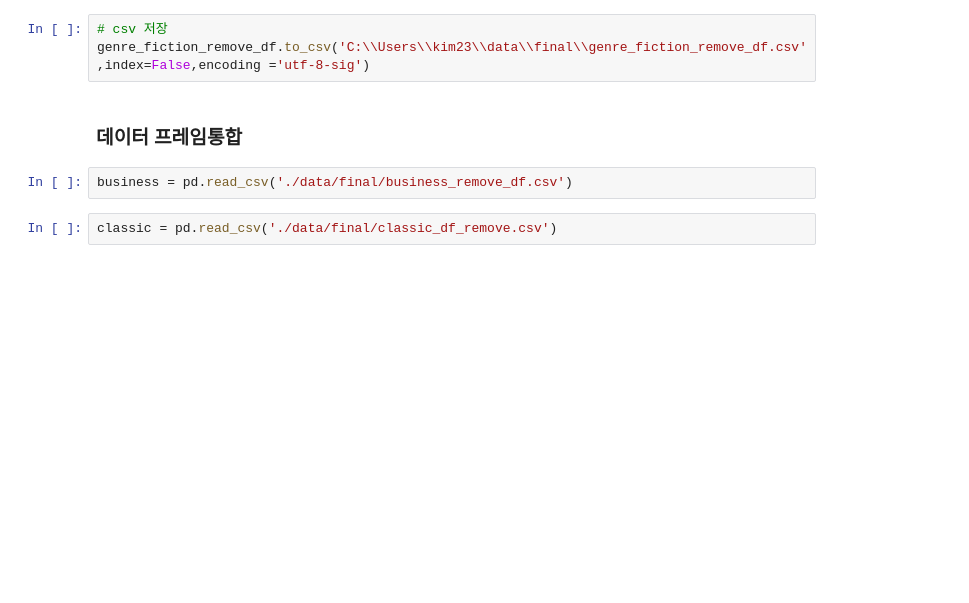
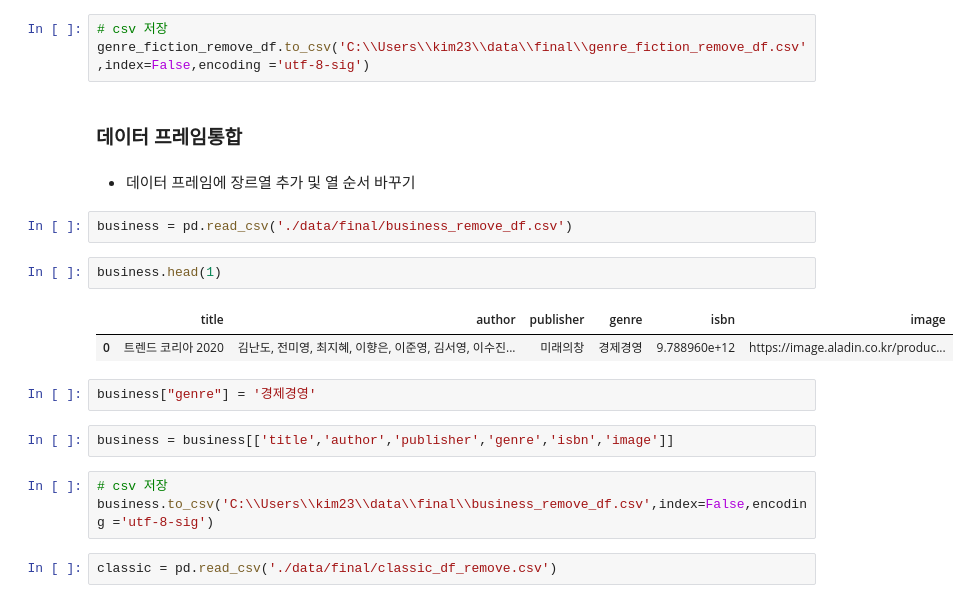
Before and after one commit to Kyounglin-Kim/TIL, a Jupyter notebook: Crawling/도서크롤링.ipynb, the cells around one changed output. Saved outputs shown, nothing was run; the diff lists cells and outputs as text; blank space fills up the shorter version.

```diff
--- a/Crawling/도서크롤링.ipynb
+++ b/Crawling/도서크롤링.ipynb
@@ -811,7 +811,21 @@ len(genre_fiction_remove_df)
 genre_fiction_remove_df.to_csv('C:\\Users\\kim23\\data\\final\\genre_fiction_remove_df.csv',index=False,encoding ='utf-8-sig')
 # %% [markdown]
 ### 데이터 프레임통합
+# %% [markdown]
+- 데이터 프레임에 장르열 추가 및 열 순서 바꾸기
 # %%
 business = pd.read_csv('./data/final/business_remove_df.csv')
+# %%
+business.head(1)
+# %% [output]
+|  | title | author | publisher | genre | isbn | image |
+| 0 | 트렌드 코리아 2020 | 김난도, 전미영, 최지혜, 이향은, 이준영, 김서영, 이수진... | 미래의창 | 경제경영 | 9.788960e+12 | https://image.aladin.co.kr/produc... |
+# %%
+business["genre"] = '경제경영'
+# %%
+business = business[['title','author','publisher','genre','isbn','image']]
+# %%
+# csv 저장
+business.to_csv('C:\\Users\\kim23\\data\\final\\business_remove_df.csv',index=False,encoding ='utf-8-sig')
 # %%
 classic = pd.read_csv('./data/final/classic_df_remove.csv')
```
Also changed, not shown: parts of 72 cells of this notebook.
